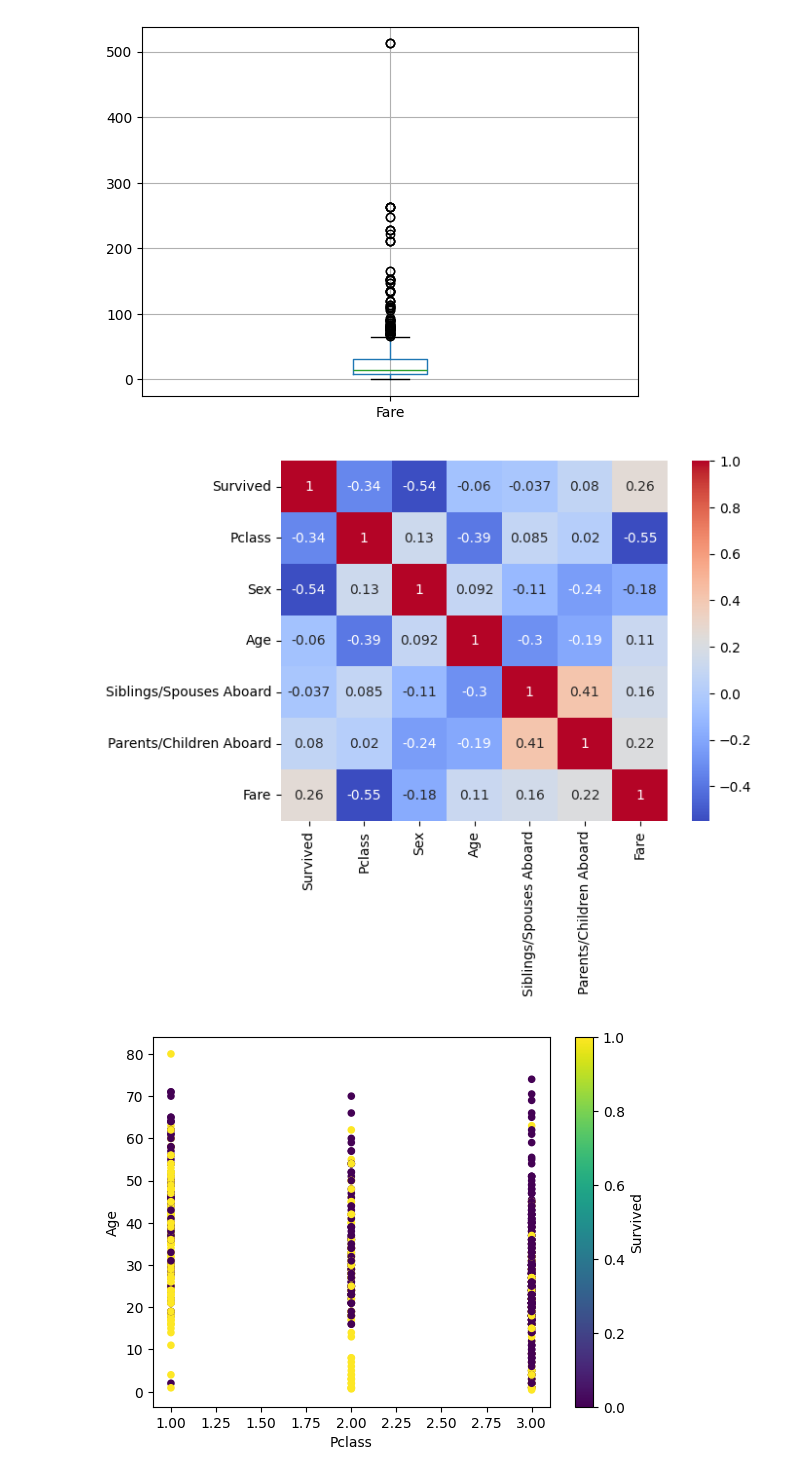
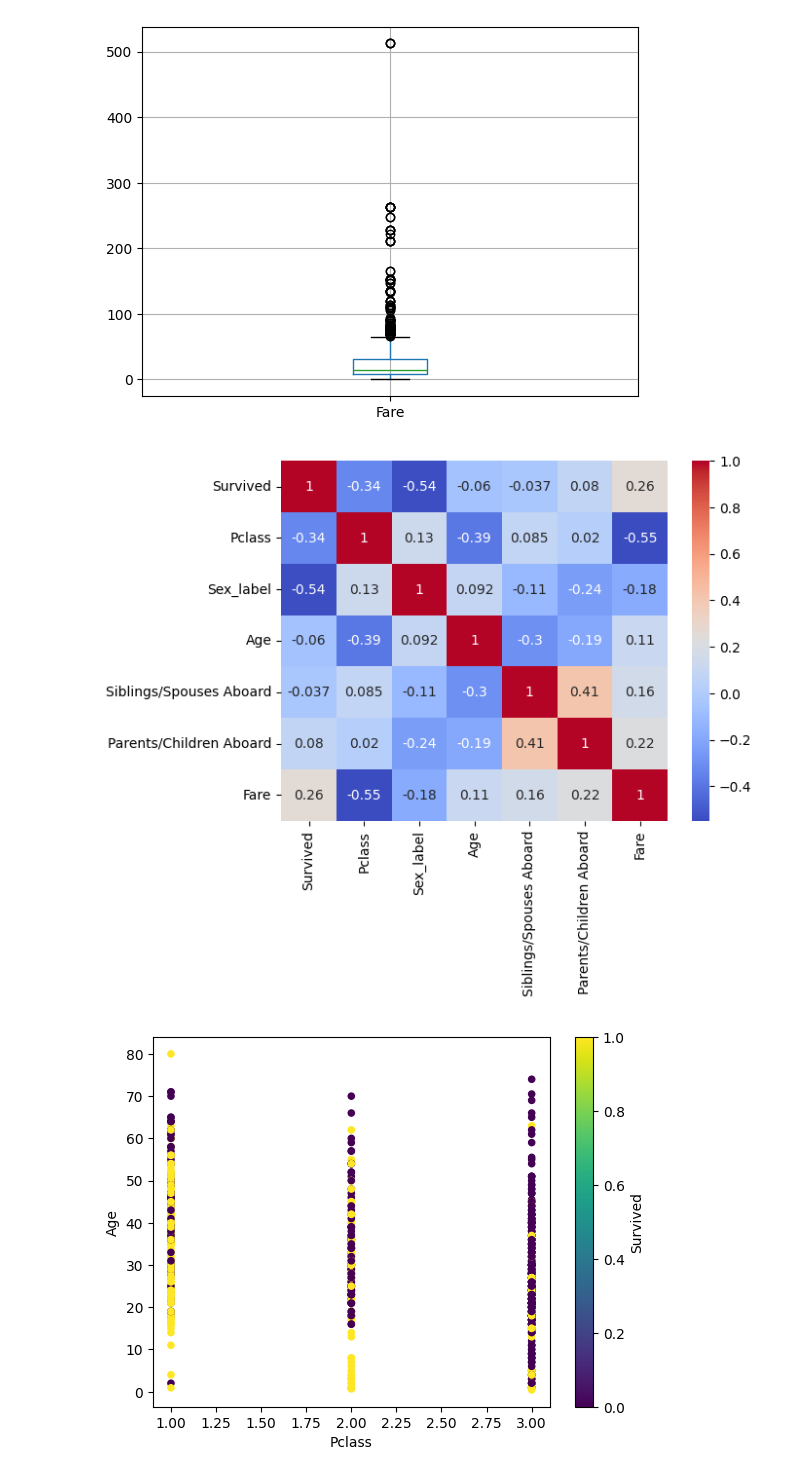
Before and after one commit to tepna/ds-course-materials, a Jupyter notebook: notebooks/lectures/l9_exploratory_data_analysis.ipynb, the cells around one changed output. Cells and saved outputs as stored; diff of their text form; code cells hidden in the pictures.

```diff
--- a/notebooks/lectures/l9_exploratory_data_analysis.ipynb
+++ b/notebooks/lectures/l9_exploratory_data_analysis.ipynb
@@ -528,9 +528,9 @@ df_titanic[["Fare"]].boxplot();
 [figure]
 # %%
 # Correlation
-sns.heatmap(df_titanic[['Survived', 'Pclass', 'Sex', 'Age', 'Siblings/Spouses Aboard', 'Parents/Children Aboard', 'Fare']].corr(), annot=True, cmap="coolwarm");
+sns.heatmap(df_titanic[['Survived', 'Pclass', 'Sex_label', 'Age', 'Siblings/Spouses Aboard', 'Parents/Children Aboard', 'Fare']].corr(), annot=True, cmap="coolwarm");
 # %% [output]
-[figure, old version]
+[figure, new version]
 # %%
 # ორ მახასიათებელს შორის ურთიერთობა
 df_titanic.plot.scatter(x="Pclass", y="Age", c="Survived", colormap="viridis");
```
Also changed, not shown: parts of 12 cells of this notebook.
